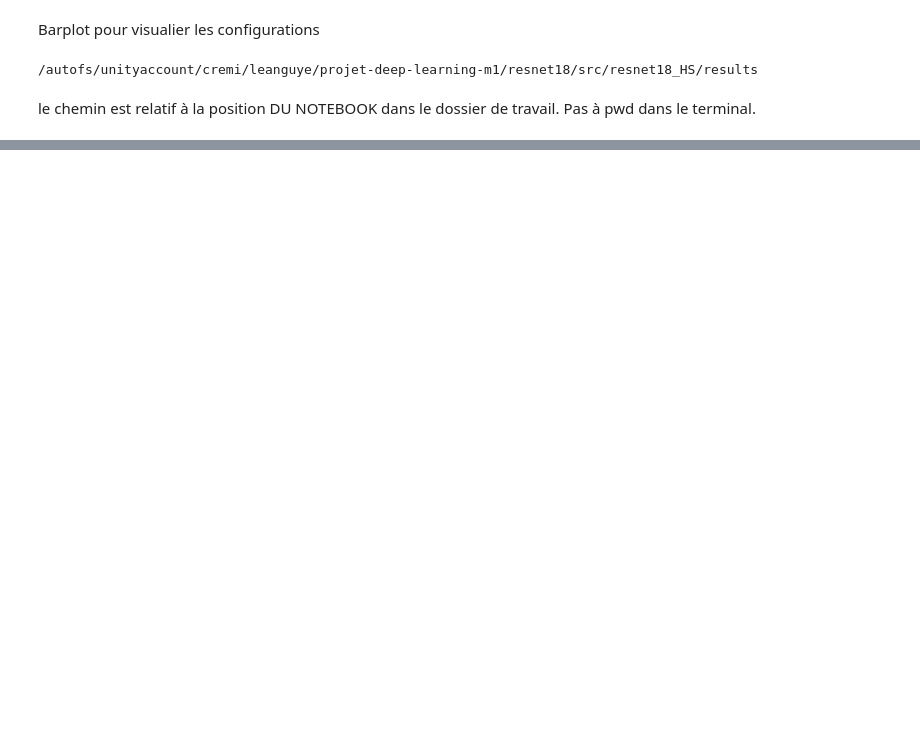
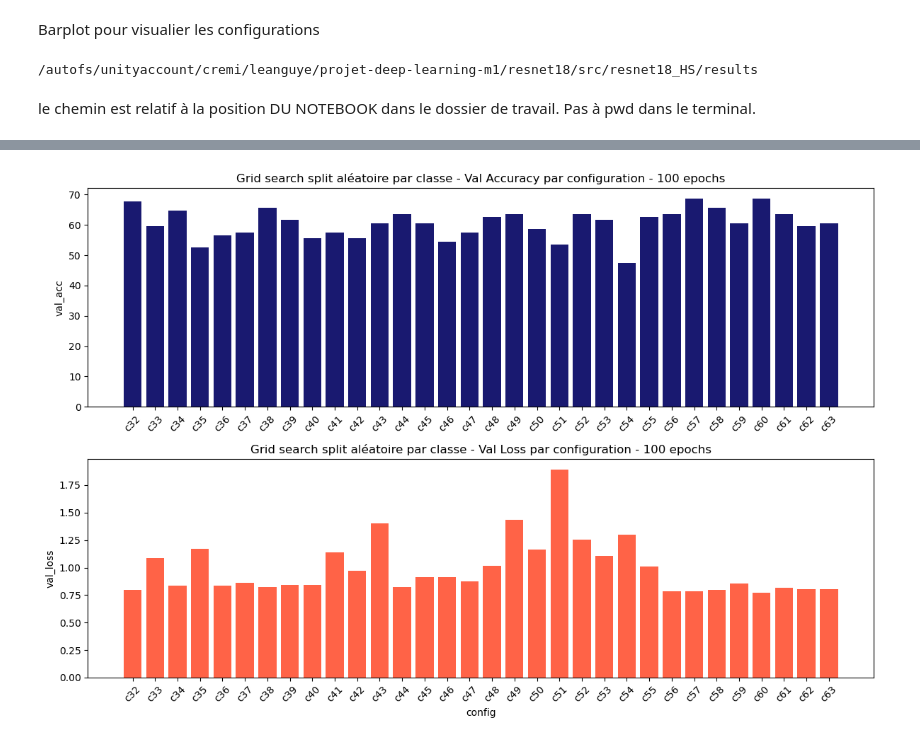
Before and after one commit to tinyhurricaneclarity/projet-deep-learning-m1, a Jupyter notebook: resnet18/src/resnet18_HS/results/visualisation_grid_18_HS.ipynb, the cells around one changed output, grey strips where cells are left out. Drawn from its saved outputs; the diff is of its cells as text; code cells hidden in the pictures; blank space fills up the shorter version.

```diff
--- a/resnet18/src/resnet18_HS/results/visualisation_grid_18_HS.ipynb
+++ b/resnet18/src/resnet18_HS/results/visualisation_grid_18_HS.ipynb
@@ -45,0 +55,23 @@ plt.show()
+# %%
+fig, axes = plt.subplots(2, 1, figsize=(12, 8))
+
+#Accuracy
+
+axes[0].bar(config_par_classe_aug_100, grid_par_classe_aug_100['val_acc'], color="midnightblue")
+axes[0].set_title("Grid search split aléatoire par classe - Val Accuracy par configuration - 100 epochs")
+axes[0].set_ylabel("val_acc")
+axes[0].tick_params(axis='x', rotation=45)
+
+
+axes[1].bar(config_par_classe_aug_100, grid_par_classe_aug_100['val_loss'], color='tomato')
+axes[1].set_title("Grid search split aléatoire par classe - Val Loss par configuration - 100 epochs")
+axes[1].set_xlabel("config")
+axes[1].set_ylabel("val_loss")
+axes[1].tick_params(axis='x', rotation=45)
+
+#plt.title("Grid search split aléatoire par classe - Val Accuracy/Loss par configuration")
+
+plt.tight_layout() #pour que les labels ne se chevauchent pas
+plt.show()
+# %% [output]
+[figure, added]
```
Also changed, not shown: parts of 12 cells of this notebook, 40 other files.
